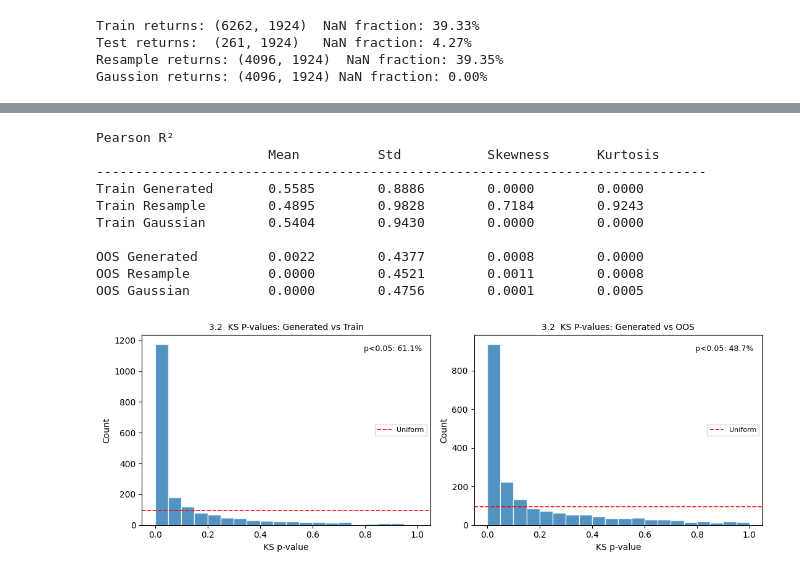
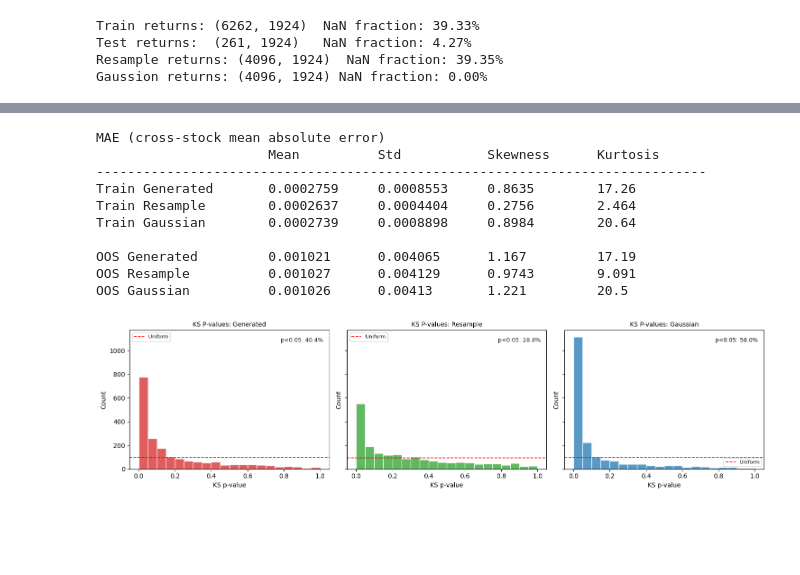
Before and after one commit to yryMax/TailEnhancedFinDiff, a Jupyter notebook: stock_evaluation.ipynb, the cells around one changed output, grey strips where cells are left out. Cells and saved outputs as stored; diff of their text form; code cells hidden in the pictures; blank space fills up the shorter version.

```diff
--- a/stock_evaluation.ipynb
+++ b/stock_evaluation.ipynb
@@ -128,7 +141,7 @@ _moment_scatter("OOS",   m_actual_oos, "Stock-Level Moment Scatter — vs OOS Ac
 # %%
 col_w = 14
 header = f"{'':22}" + "".join(f"{m:<{col_w}}" for m in MOMENTS)
-print("Pearson R²")
+print("MAE (cross-stock mean absolute error)")
 print(header)
 print("-" * len(header))
 for actual_label, m_actual in [("Train", m_actual_tr), ("OOS", m_actual_oos)]:
@@ -138,66 +151,67 @@ for actual_label, m_actual in [("Train", m_actual_tr), ("OOS", m_actual_oos)]:
         for mname in MOMENTS:
             x, y = m_actual[mname], m_pred[mname]
             mask = np.isfinite(x) & np.isfinite(y)
-            r, _ = pearsonr(x[mask], y[mask])
-            row += f"{r**2:<{col_w}.4f}"
+            mae = np.mean(np.abs(x[mask] - y[mask]))
+            row += f"{mae:<{col_w}.4g}"
         print(row)
     print()
 # %% [output]
-Pearson R²
+MAE (cross-stock mean absolute error)
                       Mean          Std           Skewness      Kurtosis
 ------------------------------------------------------------------------------
-Train Generated       0.5585        0.8886        0.0000        0.0000
-Train Resample        0.4895        0.9828        0.7184        0.9243
-Train Gaussian        0.5404        0.9430        0.0000        0.0000
+Train Generated       0.0002759     0.0008553     0.8635        17.26
+Train Resample        0.0002637     0.0004404     0.2756        2.464
+Train Gaussian        0.0002739     0.0008898     0.8984        20.64
 
-OOS Generated         0.0022        0.4377        0.0008        0.0000
-OOS Resample          0.0000        0.4521        0.0011        0.0008
-OOS Gaussian          0.0000        0.4756        0.0001        0.0005
+OOS Generated         0.001021      0.004065      1.167         17.19
+OOS Resample          0.001027      0.004129      0.9743        9.091
+OOS Gaussian          0.001026      0.00413       1.221         20.5
 # %%
-## 3.2 Distribution of KS Test P-values
-pvals_gen_train, pvals_gen_oos = [], []
-pvals_rs_train,  pvals_rs_oos  = [], []
-pvals_gs_train,  pvals_gs_oos  = [], []
+## 3.2 Distribution of KS Test P-values (all models vs OOS)
+pvals_gen_oos, pvals_rs_oos, pvals_gs_oos = [], [], []
 S = R_train.shape[1]
 for s in range(S):
     g   = R_gen[:, s];      g   = g[np.isfinite(g)]
     rs  = R_rs[:, s];       rs  = rs[np.isfinite(rs)]
     gs  = R_gaussian[:, s]; gs  = gs[np.isfinite(gs)]
-    tr  = R_train[:, s];    tr  = tr[np.isfinite(tr)]
     oos = R_test[:, s];     oos = oos[np.isfinite(oos)]
-    if len(g)  > 5 and len(tr)  > 5: pvals_gen_train.append(ks_2samp(g,  tr).pvalue)
-    if len(g)  > 5 and len(oos) > 5: pvals_gen_oos.append(  ks_2samp(g,  oos).pvalue)
-    if len(rs) > 5 and len(tr)  > 5: pvals_rs_train.append( ks_2samp(rs, tr).pvalue)
-    if len(rs) > 5 and len(oos) > 5: pvals_rs_oos.append(   ks_2samp(rs, oos).pvalue)
-    if len(gs) > 5 and len(tr)  > 5: pvals_gs_train.append( ks_2samp(gs, tr).pvalue)
-    if len(gs) > 5 and len(oos) > 5: pvals_gs_oos.append(   ks_2samp(gs, oos).pvalue)
+    if len(g)  > 5 and len(oos) > 5: pvals_gen_oos.append(ks_2samp(g,  oos).pvalue)
+    if len(rs) > 5 and len(oos) > 5: pvals_rs_oos.append( ks_2samp(rs, oos).pvalue)
+    if len(gs) > 5 and len(oos) > 5: pvals_gs_oos.append( ks_2samp(gs, oos).pvalue)
 
-pvals_gen_train = np.array(pvals_gen_train)
-pvals_gen_oos   = np.array(pvals_gen_oos)
-pvals_rs_train  = np.array(pvals_rs_train)
-pvals_rs_oos    = np.array(pvals_rs_oos)
-pvals_gs_train  = np.array(pvals_gs_train)
-pvals_gs_oos    = np.array(pvals_gs_oos)
+pvals_gen_oos = np.array(pvals_gen_oos)
+pvals_rs_oos  = np.array(pvals_rs_oos)
+pvals_gs_oos  = np.array(pvals_gs_oos)
 
-fig, (ax1, ax2) = plt.subplots(1, 2, figsize=(11, 4))
+fig, axes = plt.subplots(1, 3, figsize=(15, 4), sharey=True)
 
-for ax, pv, label in [(ax1, pvals_gen_train, "Generated vs Train"),
-                      (ax2, pvals_gen_oos,   "Generated vs OOS")]:
-    n_bins = 20
-    ax.hist(pv, bins=n_bins, range=(0, 1), color="#1a6faf", alpha=0.75, edgecolor="white")
+n_bins = 20
+y_max = max(
+    np.histogram(pvals_gen_oos, bins=n_bins, range=(0, 1))[0].max(),
+    np.histogram(pvals_rs_oos,  bins=n_bins, range=(0, 1))[0].max(),
+    np.histogram(pvals_gs_oos,  bins=n_bins, range=(0, 1))[0].max(),
+)
+
+for ax, pv, label, color in [
+    (axes[0], pvals_gen_oos, "Generated", "#d62728"),
+    (axes[1], pvals_rs_oos,  "Resample",  "#2ca02c"),
+    (axes[2], pvals_gs_oos,  "Gaussian",  "#1f78b4"),
+]:
+    ax.hist(pv, bins=n_bins, range=(0, 1), color=color, alpha=0.75, edgecolor="white")
     ax.axhline(len(pv) / n_bins, color="red", linestyle="--", lw=1.2, label="Uniform")
     ax.set_xlabel("KS p-value", fontsize=10)
     ax.set_ylabel("Count", fontsize=10)
-    ax.set_title(f"3.2  KS P-values: {label}", fontsize=10)
+    ax.set_title(f"KS P-values: {label}", fontsize=10)
+    ax.set_ylim(0, y_max * 1.05)
     ax.legend(fontsize=8)
     frac = (pv < 0.05).mean()
     ax.text(0.97, 0.95, f"p<0.05: {frac:.1%}", transform=ax.transAxes,
             ha="right", va="top", fontsize=9)
 
 fig.tight_layout()
 plt.show()
 # %% [output]
-[figure, old version]
+[figure, new version]
 # %%
 col_w = 20
 header = (f"{'':16}" + f"{'Generated':<{col_w}}"
```
Also changed, not shown: parts of 7 cells of this notebook, 7 other files.
